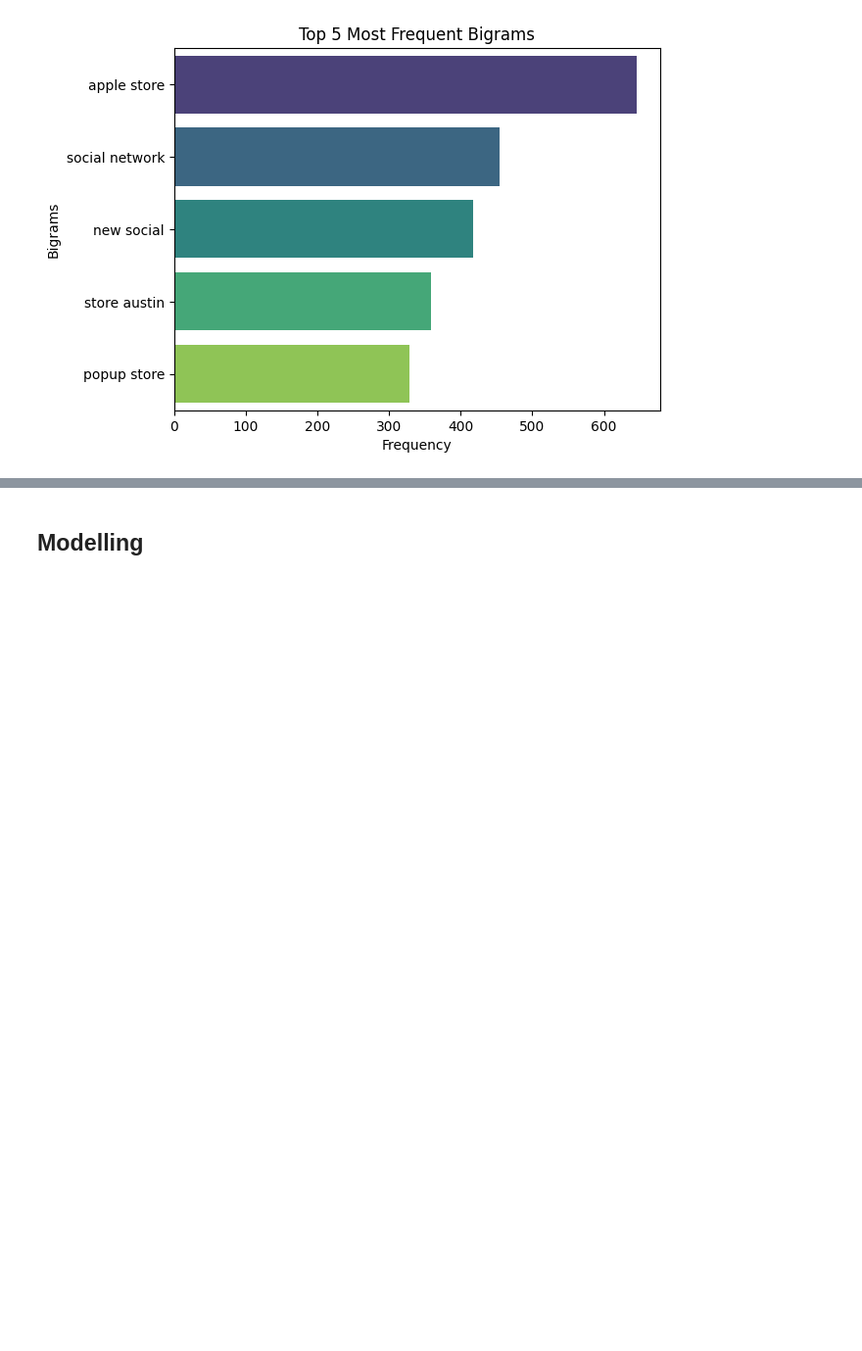
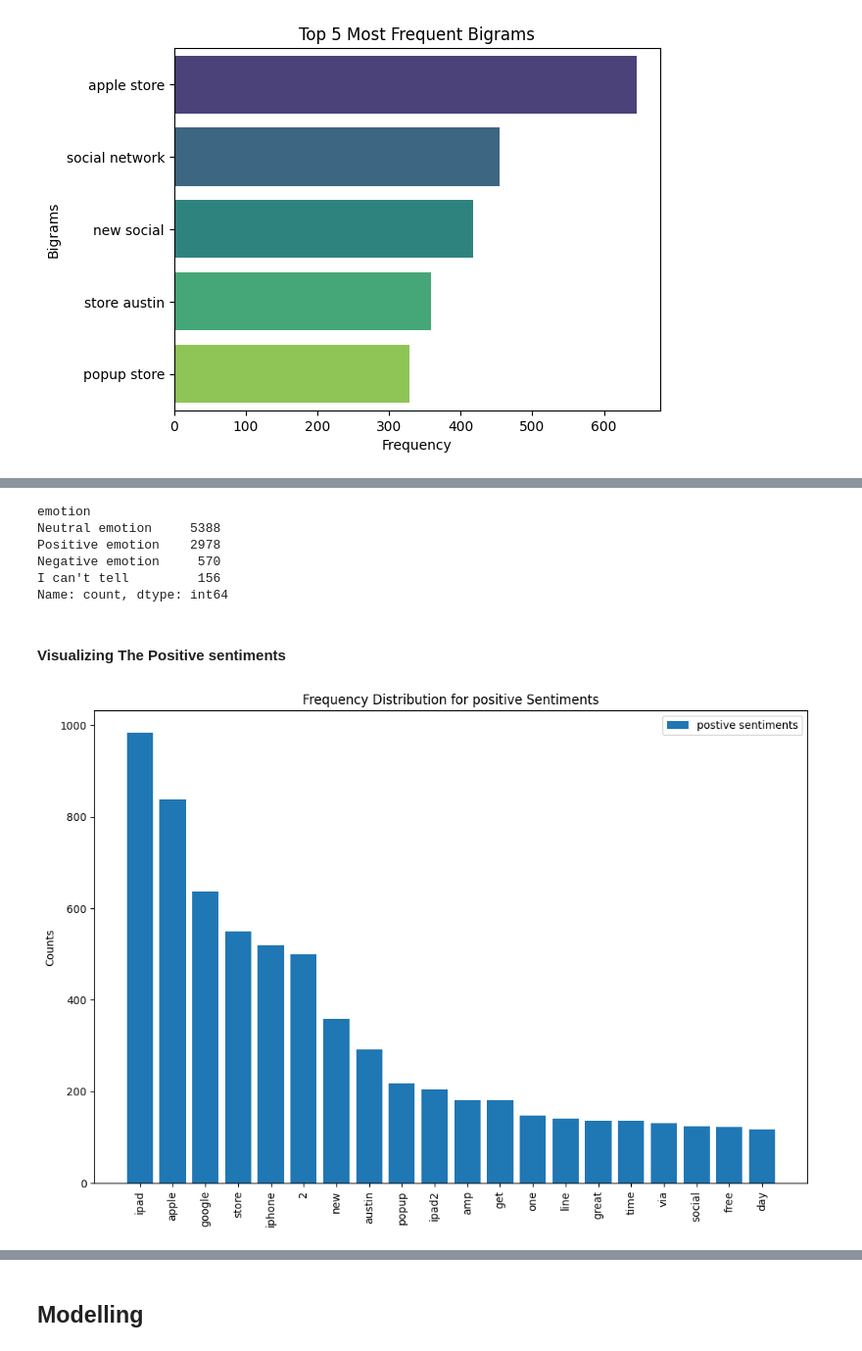
Before and after one commit to Geraldkigotho/NLP-tweet-sentiment-project, a Jupyter notebook: nlp_project.ipynb, the cells around one changed output, grey strips where cells are left out. Shown at 98% size. Saved outputs shown, nothing was run; the diff lists cells and outputs as text; code cells hidden in the pictures; blank space fills up the shorter version.

```diff
--- a/nlp_project.ipynb
+++ b/nlp_project.ipynb
@@ -616,0 +627,29 @@ We can observe that the bigrams such as `rt mention` is mostly related to  domin
+# %%
+# Value counts of the emotion column
+df['emotion'].value_counts()
+# %% [output]
+emotion
+Neutral emotion     5388
+Positive emotion    2978
+Negative emotion     570
+I can't tell         156
+Name: count, dtype: int64
+# %% [markdown]
+#### Visualizing The Positive sentiments
+# %%
+# Plotting the overview of the products
+colors = sns.color_palette("viridis")
+positive_emotions_data = df[df['emotion'] == 'Positive emotion']
+# Extract top 20 tokens and their values for apple brand
+positive_top_20 = FreqDist(positive_emotions_data['lemmatized_tweet'].explode()).most_common(20)
+positive_categories, positive_values = zip(*positive_top_20)
+
+# Create a bar plot for neutral emotions
+plt.figure(figsize=(12, 8))
+plt.bar(positive_categories, positive_values, label='postive sentiments')
+plt.ylabel('Counts')
+plt.title('Frequency Distribution for positive Sentiments')
+plt.xticks(rotation=90)
+plt.legend();
+# %% [output]
+[figure, added]
```
Also changed, not shown: parts of 24 cells of this notebook.
